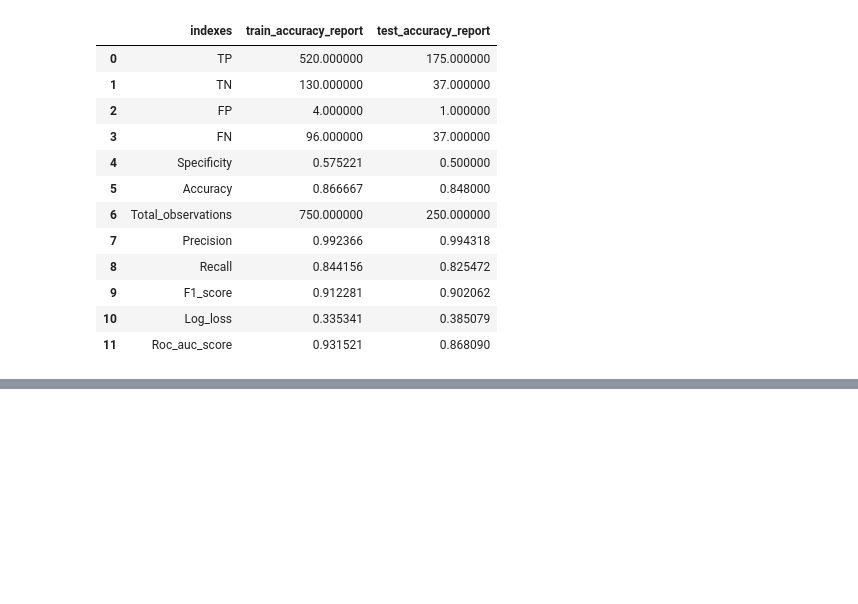
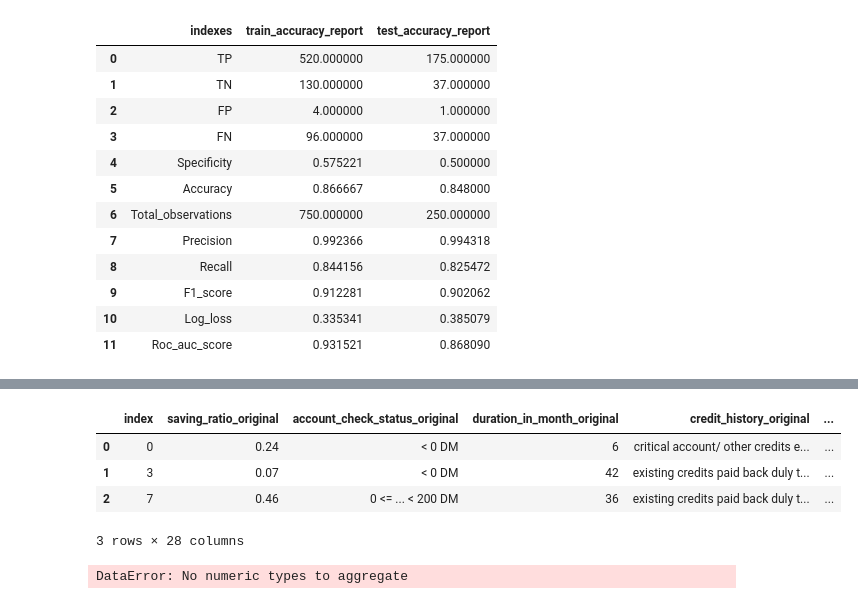
Before and after one commit to MustafaBozkurt84/chartsjs_machine_learning_report, a Jupyter notebook: Untitled.ipynb, the cells around one changed output, grey strips where cells are left out. Drawn from its saved outputs; the diff is of its cells as text; code cells hidden in the pictures; blank space fills up the shorter version.

```diff
--- a/Untitled.ipynb
+++ b/Untitled.ipynb
@@ -239,0 +201,8 @@ DataError: No numeric types to aggregate
+# %%
+data.prediction_output[data.prediction_output["ID"].isin([1,4,8])].reset_index()
+# %% [output]
+|  | index | saving_ratio_original | account_check_status_original | duration_in_month_original | credit_history_original | ... |
+| 0 | 0 | 0.24 | < 0 DM | 6 | critical account/ other credits e... | ... |
+| 1 | 3 | 0.07 | < 0 DM | 42 | existing credits paid back duly t... | ... |
+| 2 | 7 | 0.46 | 0 <= ... < 200 DM | 36 | existing credits paid back duly t... | ... |
+3 rows × 28 columns
@@ -239,0 +263,4 @@ DataError: No numeric types to aggregate
+# %%
+create_chart()
+# %% [output]
+DataError: No numeric types to aggregate
```
Also changed, not shown: parts of 17 cells of this notebook, 4 other files.
